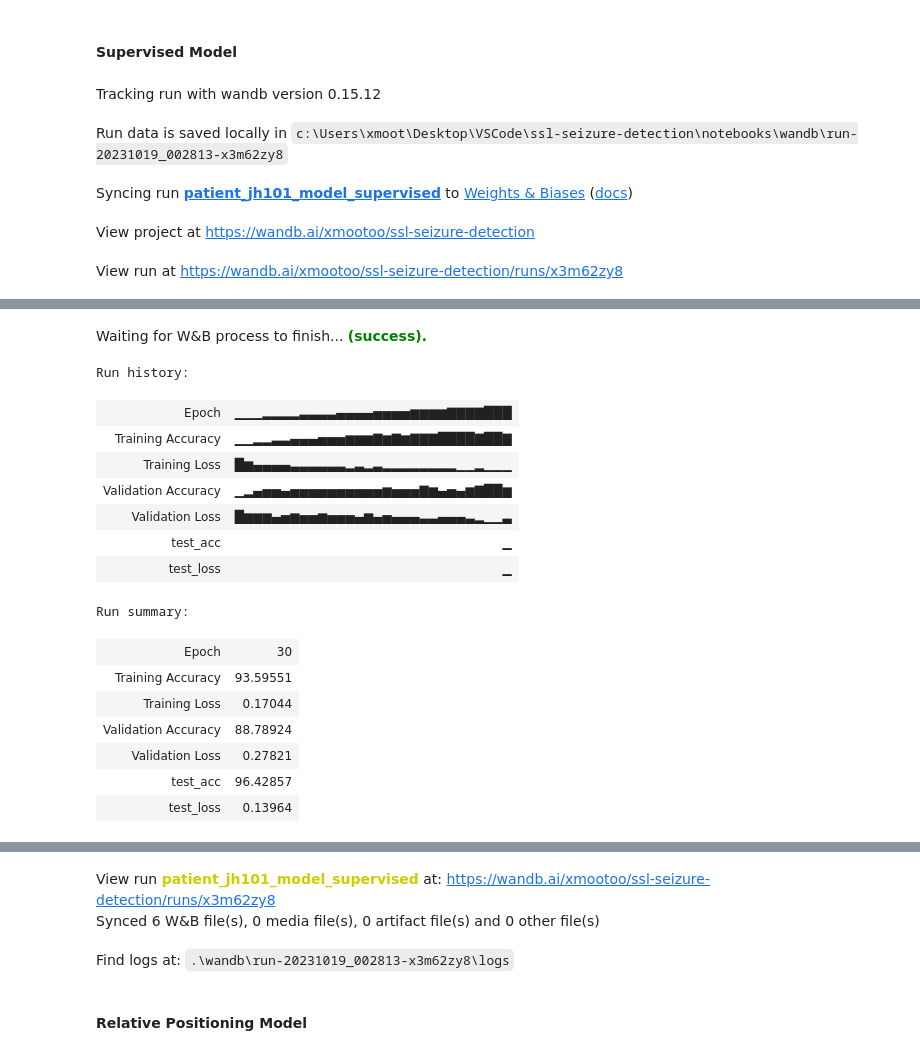
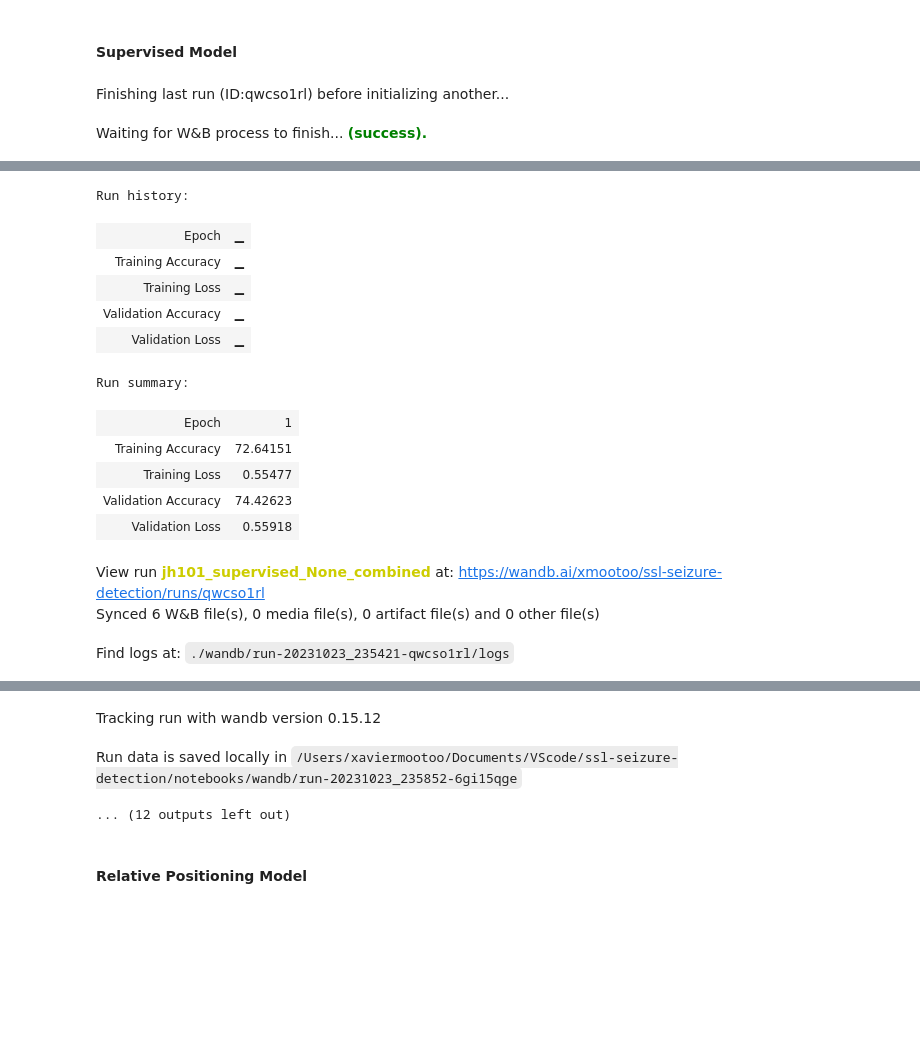
Before and after one commit to xmootoo/ssl-seizure-detection, a Jupyter notebook: notebooks/train.ipynb, the cells around one changed output, grey strips where cells are left out. Saved outputs shown, nothing was run; the diff lists cells and outputs as text; code cells hidden in the pictures; blank space fills up the shorter version.

Commit message:
Updated train.ipynb to test new training procedure.

```diff
--- a/notebooks/train.ipynb
+++ b/notebooks/train.ipynb
@@ -6,16 +9,13 @@ from train import train
 #### Supervised Model
 # %%
 # Mac
-# data_path = "/Users/xaviermootoo/Documents/Data/ssl-seizure-detection/patient_pyg/jh101/supervised/jh101_run1.pt"
-# logdir = "/Users/xaviermootoo/Documents/Data/ssl-seizure-detection/models/jh101_run1"
+data_path = "/Users/xaviermootoo/Documents/Data/ssl-seizure-detection/patient_pyg/jh101/supervised"
+logdir = "/Users/xaviermootoo/Documents/Data/ssl-seizure-detection/models/jh101_run1"
 
-# PC
-data_path = r"C:\Users\xmoot\Desktop\Data\ssl-seizure-detection\patient_pyg\jh101\supervised\jh101_run1.pt"
-logdir = r"C:\Users\xmoot\Desktop\Data\ssl-seizure-detection\models"
 
 # Training parameters
 patient_id = "jh101"
-epochs = 30
+epochs = 1
 model_name = "supervised"
 
 config = {
@@ -28,10 +28,8 @@ config = {
 data_size = 1.0
 
 train(data_path, logdir, patient_id, epochs, config, data_size=data_size, val_ratio=0.2, test_ratio=0.1,
-          batch_size=32, num_workers=4, lr=1e-3, weight_decay=1e-3, timing=True, model_id="supervised")
+          batch_size=32, num_workers=4, lr=1e-3, weight_decay=1e-3, model_id="supervised", timing=True,
+          classify="binary", head="linear", dropout=True, datetime_id=None, run_type="all")
 # %% [output]
-Tracking run with wandb version 0.15.12
+Finishing last run (ID:qwcso1rl) before initializing another...
-Run data is saved locally in c:\Users\xmoot\Desktop\VSCode\ssl-seizure-detection\notebooks\wandb\run-20231019_002813-x3m62zy8
+Waiting for W&B process to finish... (success).
-Syncing run patient_jh101_model_supervised to Weights & Biases (docs)
-View project at https://wandb.ai/xmootoo/ssl-seizure-detection
-View run at https://wandb.ai/xmootoo/ssl-seizure-detection/runs/x3m62zy8
@@ -55,17 +37,15 @@ Training complete.
-Waiting for W&B process to finish... (success).
 Run history:
-| Epoch | ▁▁▁▂▂▂▂▃▃▃▃▄▄▄▄▅▅▅▅▆▆▆▆▇▇▇▇███ |
-| Training Accuracy | ▁▁▂▂▃▃▄▄▄▅▅▅▆▆▆▇▆▇▆▇▇▇████▇██▇ |
-| Training Loss | █▆▄▄▄▄▃▃▃▃▃▃▂▃▂▃▂▂▂▂▂▂▂▂▁▁▂▁▁▁ |
-| Validation Accuracy | ▁▂▄▅▅▄▅▅▅▅▅▅▅▅▅▅▆▅▅▅▇▆▄▅▄▆▇██▆ |
-| Validation Loss | █▆▆▆▄▅▆▅▅▆▅▅▅▄▆▄▅▄▄▄▃▃▄▄▄▃▂▁▁▃ |
-| test_acc | ▁ |
-| test_loss | ▁ |
+| Epoch | ▁ |
+| Training Accuracy | ▁ |
+| Training Loss | ▁ |
+| Validation Accuracy | ▁ |
+| Validation Loss | ▁ |
 Run summary:
-| Epoch | 30 |
-| Training Accuracy | 93.59551 |
-| Training Loss | 0.17044 |
-| Validation Accuracy | 88.78924 |
-| Validation Loss | 0.27821 |
-| test_acc | 96.42857 |
-| test_loss | 0.13964 |
+| Epoch | 1 |
+| Training Accuracy | 72.64151 |
+| Training Loss | 0.55477 |
+| Validation Accuracy | 74.42623 |
+| Validation Loss | 0.55918 |
+View run jh101_supervised_None_combined at: https://wandb.ai/xmootoo/ssl-seizure-detection/runs/qwcso1rl
+Synced 6 W&B file(s), 0 media file(s), 0 artifact file(s) and 0 other file(s)
+Find logs at: ./wandb/run-20231023_235421-qwcso1rl/logs
@@ -72,6 +53,6 @@ Run summary:
+Tracking run with wandb version 0.15.12
-View run patient_jh101_model_supervised at: https://wandb.ai/xmootoo/ssl-seizure-detection/runs/x3m62zy8
-Synced 6 W&B file(s), 0 media file(s), 0 artifact file(s) and 0 other file(s)
+Run data is saved locally in /Users/xaviermootoo/Documents/VScode/ssl-seizure-detection/notebooks/wandb/run-20231023_235852-6gi15qge
-Find logs at: .\wandb\run-20231019_002813-x3m62zy8\logs
+... (12 outputs left out)
 # %% [markdown]
 #### Relative Positioning Model
 # %%
```
Also changed, not shown: parts of 3 cells of this notebook, 4 other files.
